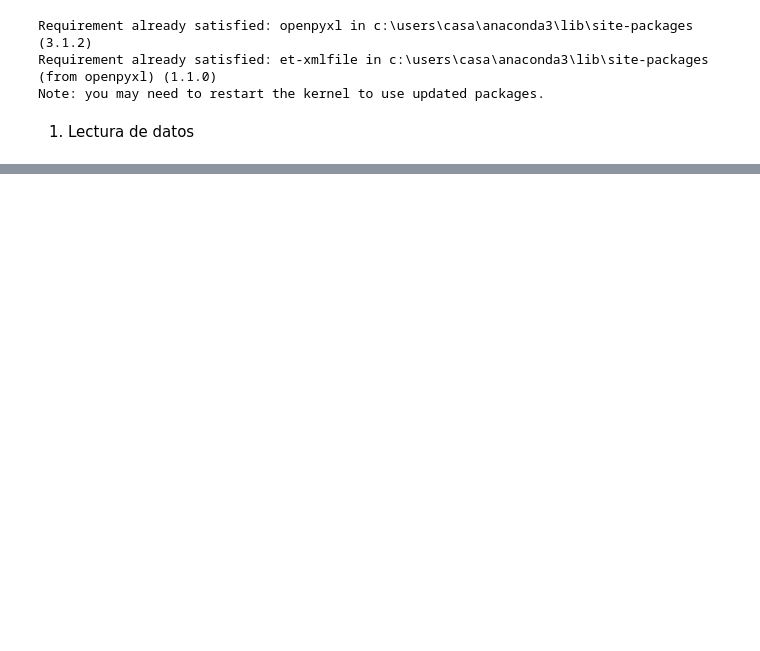
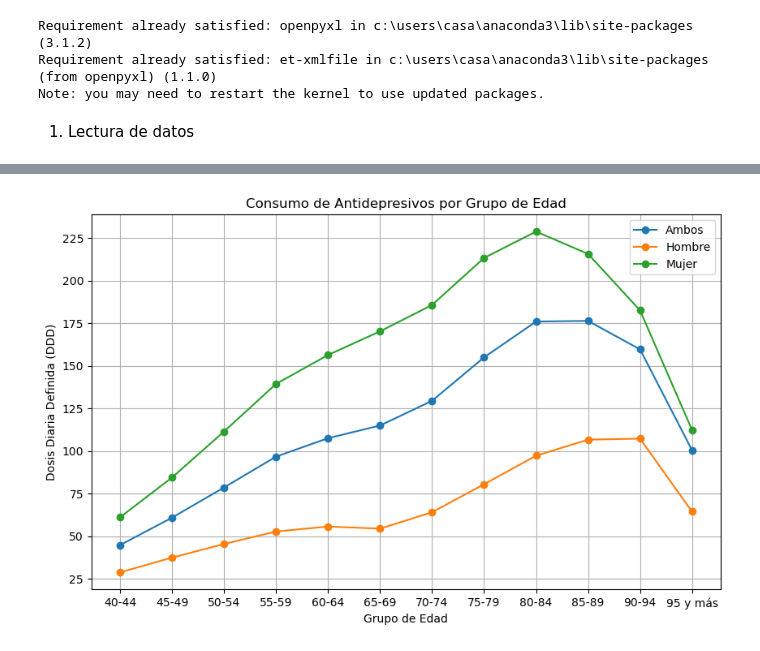
Before and after one commit to Rafa-Gamero/Project1, a Jupyter notebook: zonatrabajo.ipynb, the cells around one changed output, grey strips where cells are left out. Saved outputs shown, nothing was run; the diff lists cells and outputs as text; code cells hidden in the pictures; blank space fills up the shorter version.

```diff
--- a/zonatrabajo.ipynb
+++ b/zonatrabajo.ipynb
@@ -55,0 +251,30 @@ limpiar_datos(cargar_datos(archivo))
+# %%
+import pandas as pd
+import matplotlib.pyplot as plt
+
+# Datos de ejemplo
+data = {
+    'Grupo edad': ['40-44', '45-49', '50-54', '55-59', '60-64', '65-69', '70-74', '75-79', '80-84', '85-89', '90-94', '95 y más'],
+    'Ambos': [44.83, 60.93, 78.66, 96.74, 107.57, 115, 129.51, 155.02, 176.03, 176.42, 159.68, 100.5],
+    'Hombre': [28.8, 37.47, 45.44, 52.8, 55.7, 54.46, 64.09, 80.53, 97.28, 106.7, 107.29, 64.45],
+    'Mujer': [61.17, 84.53, 111.51, 139.45, 156.42, 170.3, 185.76, 213.38, 228.84, 215.75, 182.57, 112.39]
+}
+
+# Crear DataFrame
+df = pd.DataFrame(data)
+
+# Graficar consumo de antidepresivos por grupo de edad
+plt.figure(figsize=(10, 6))
+for column in df.columns[1:]:
+    plt.plot(df['Grupo edad'], df[column], marker='o', label=column)
+
+plt.title('Consumo de Antidepresivos por Grupo de Edad')
+plt.xlabel('Grupo de Edad')
+plt.ylabel('Dosis Diaria Definida (DDD)')
+plt.legend()
+plt.grid(True)
+
+
+plt.show()
+# %% [output]
+[figure, added]
```
Also changed, not shown: parts of 21 cells of this notebook, 2 other files.
